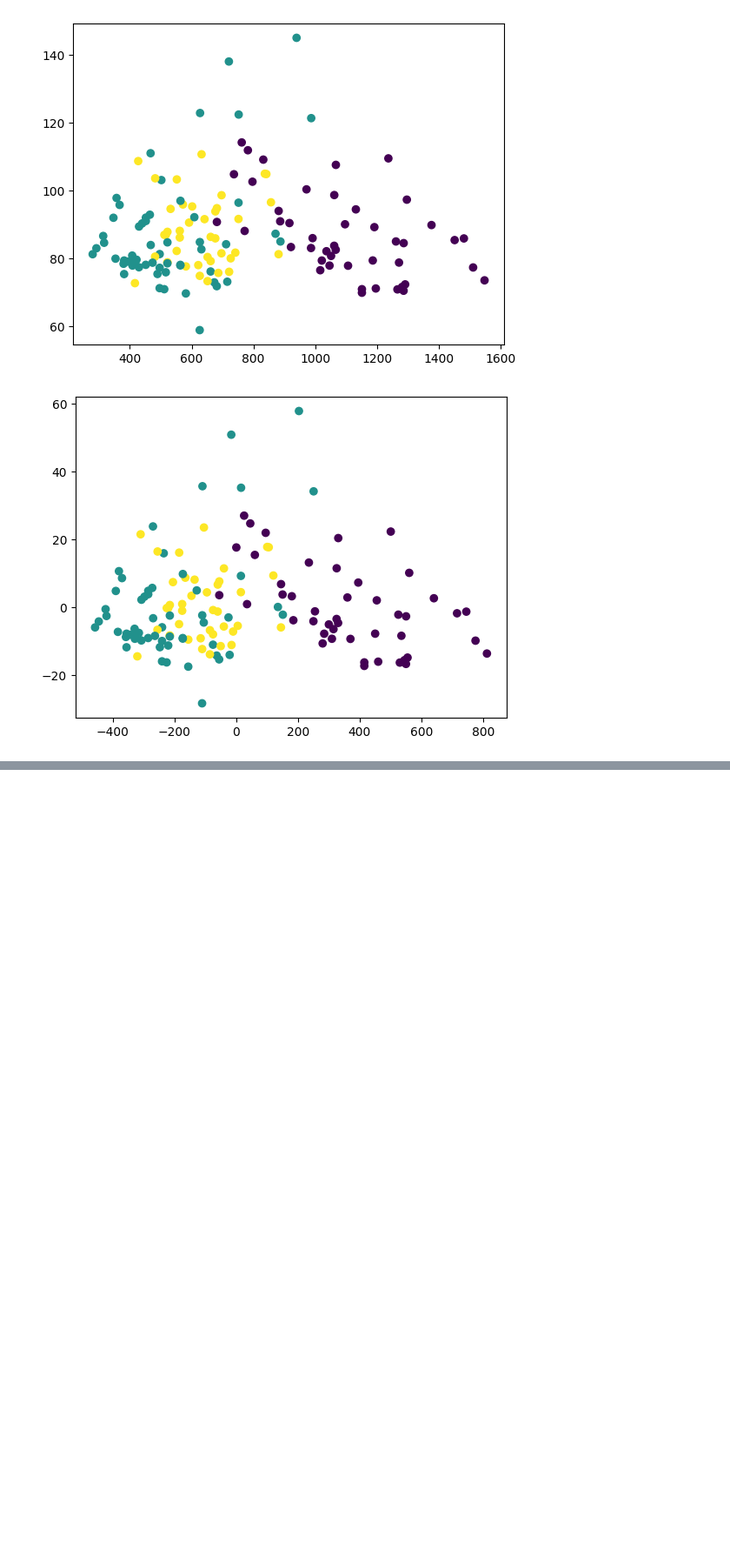
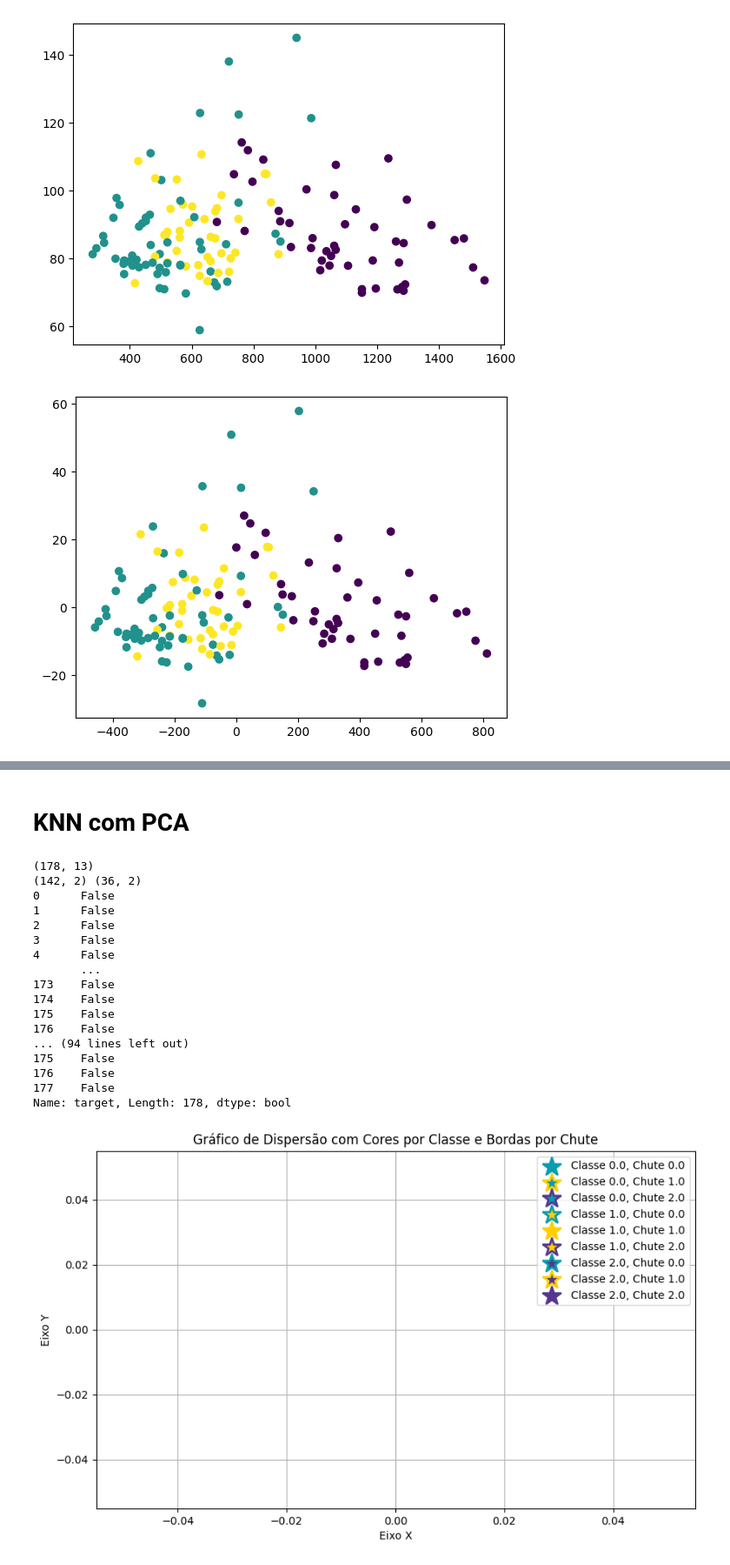
Before and after one commit to salocinrevenge/AlgeLin-ML, a Jupyter notebook: tarefa1.ipynb, the cells around one changed output, grey strips where cells are left out. Shown at 87% size. Drawn from its saved outputs; the diff is of its cells as text; code cells hidden in the pictures; blank space fills up the shorter version.

```diff
--- a/tarefa1.ipynb
+++ b/tarefa1.ipynb
@@ -228,6 +232,7 @@ def pca(data, num_components):
     # Selecionar os primeiros componentes principais
     principal_components = VT[:num_components]
 
+
     # Projetar os dados nos componentes principais
     novo_dado = jnp.dot(data_centered, principal_components.T)
 
@@ -249,9 +254,9 @@ plt.show()
 
 from sklearn.decomposition import PCA
 
-pca = PCA(n_components=2)
-pca.fit(X_train_original)
-X_train_pca = pca.transform(X_train_original)
+pca_calculer = PCA(n_components=2)
+pca_calculer.fit(X_train_original)
+X_train_pca = pca_calculer.transform(X_train_original)
 
 plt.scatter(X_train_pca[:, 0], X_train_pca[:, 1], c=y_train_original)
 plt.show()
@@ -280,0 +317,68 @@ A matriz é ortonormal
+# %% [markdown]
+# KNN com PCA
+# %%
+concatenado = jnp.concatenate((X_train, X_test), axis=0)
+print(concatenado.shape)
+
+# calcula o pca
+pca_vec_conc = pca(concatenado, 2)
+
+pca_train, pca_test = pca_vec_conc[:X_train.shape[0]], pca_vec_conc[X_train.shape[0]:]
+print(pca_train.shape, pca_test.shape)
+
+"""
+cores = {0:'#069DAE', 1: '#FFCF00', 2:'#54378D'}
+# deixa o plot maior
+plt.figure(figsize=(10, 7))
+#plota pca_train com bolinhas e suas classes
+plt.scatter(pca_train[:, 0], pca_train[:, 1], c=y_train_original)
+# plota pca_test com * e suas classes, alem de borda e tamanho 10
+plt.sca
+plt.scatter(pca_test[:, 0], pca_test[:, 1], c=y_test_original, marker='*', edgecolors="black", linewidth=1, s=300)
+plt.show()
+# printa as cores usadas
+"""
+
+
+
+cores = {0:'#069DAE', 1: '#FFCF00', 2:'#54378D'}
+
+# Criar o gráfico de dispersão
+plt.figure(figsize=(10, 6))
+#plt.scatter(pca_train[:, 0], pca_train[:, 1], c=y_train_original)
+for c in np.unique(y_train_original):
+    for ch in np.unique(y_test_original):
+        mask = (y_train_original == c) & (y_test_original == ch)
+        print(mask)
+        plt.scatter(y_train_original[mask], y_test_original[mask],
+                    color=cores[c],
+                    edgecolor=cores[ch],
+                    linewidth=2,
+                    label=f'Classe {c}, Chute {ch}',
+                    alpha=1.0, marker='*', s=300)
+
+plt.title('Gráfico de Dispersão com Cores por Classe e Bordas por Chute')
+plt.xlabel('Eixo X')
+plt.ylabel('Eixo Y')
+plt.legend()
+plt.grid()
+plt.show()
+# %% [output]
+(178, 13)
+(142, 2) (36, 2)
+0      False
+1      False
+2      False
+3      False
+4      False
+       ...
+173    False
+174    False
+175    False
+176    False
+... (94 lines left out)
+175    False
+176    False
+177    False
+Name: target, Length: 178, dtype: bool
+[figure, added]
```
Also changed, not shown: parts of 7 cells of this notebook.
